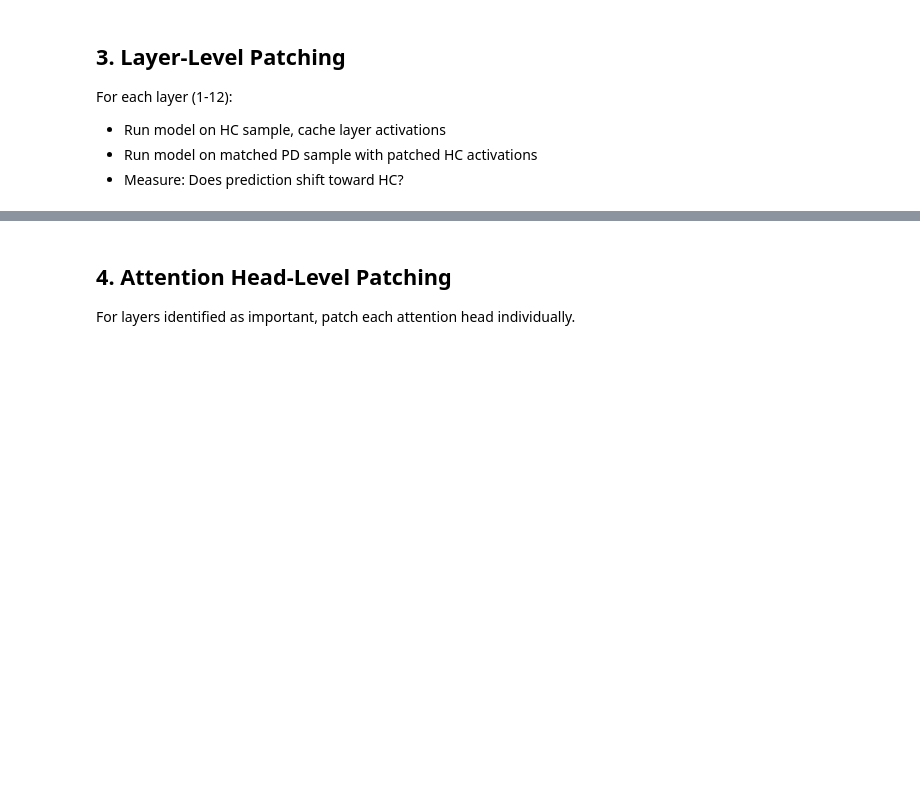
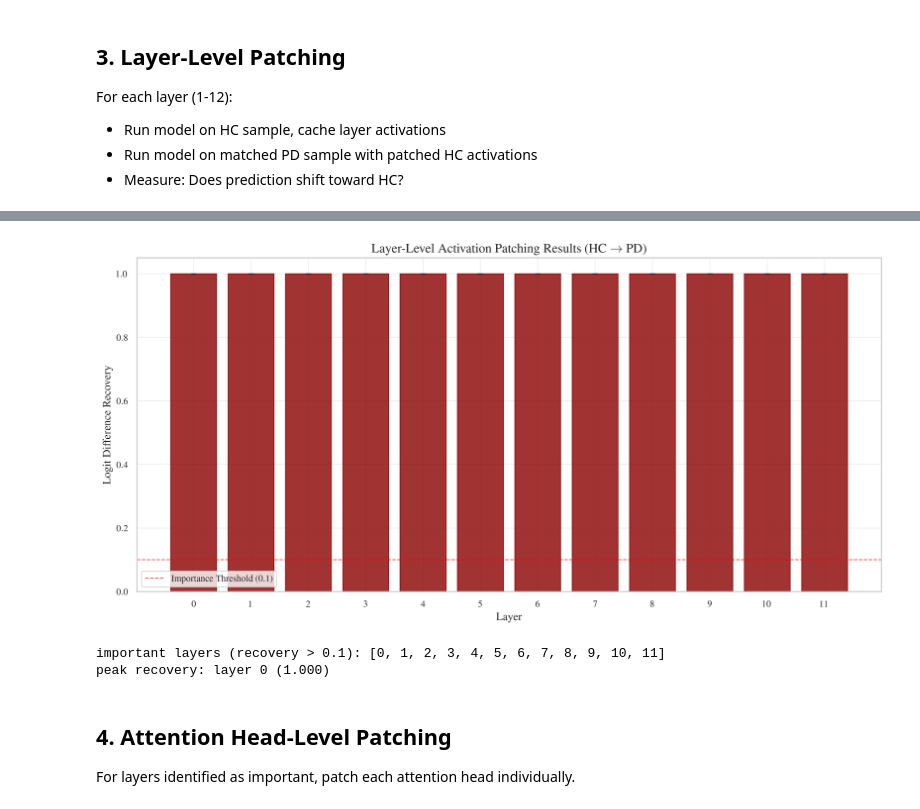
Before and after one commit to smayan-gowda/pd-interpretability, a Jupyter notebook: notebooks/gpu/05_activation_patching.ipynb, the cells around one changed output, grey strips where cells are left out. Drawn from its saved outputs; the diff is of its cells as text; code cells hidden in the pictures; blank space fills up the shorter version.

```diff
--- a/notebooks/gpu/05_activation_patching.ipynb
+++ b/notebooks/gpu/05_activation_patching.ipynb
@@ -126,12 +197,18 @@ from src.data import ItalianPVSDataset
 # load fine-tuned model
 model_path = Path(CONFIG['model_path'])
 
-if model_path.exists():
-    classifier = Wav2Vec2PDClassifier.load(model_path)
-    print(f"loaded model from {model_path}")
-else:
+try:
+    if model_path.exists():
+        print(f"attempting to load model from {model_path}...")
+        classifier = Wav2Vec2PDClassifier.load(model_path)
+        print(f"\u2713 successfully loaded fine-tuned model")
+    else:
+        print(f"\u26a0\ufe0f model path not found: {model_path}")
+        raise FileNotFoundError("Model path does not exist")
+except Exception as e:
     # load base model for testing
-    print("fine-tuned model not found, loading base model")
+    print(f"\u26a0\ufe0f could not load fine-tuned model: {e}")
+    print("falling back to base model (untrained) for demonstration")
     classifier = Wav2Vec2PDClassifier(num_labels=2)
 
 # load dataset
@@ -231,37 +380,43 @@ print("="*60)
 # %%
+import warnings
+
 # visualize layer-level patching results
 layers = list(range(patcher.num_layers))
 mean_recoveries = [layer_patching[l]['mean_recovery'] for l in layers]
 std_recoveries = [layer_patching[l]['std_recovery'] for l in layers]
 
 fig, ax = plt.subplots(figsize=(12, 6))
 
 bars = ax.bar(layers, mean_recoveries, yerr=std_recoveries, capsize=3,
               color='steelblue', edgecolor='black', alpha=0.8)
 
 # highlight important layers (recovery > 0.1)
 for i, (layer, recovery) in enumerate(zip(layers, mean_recoveries)):
     if recovery > 0.1:
         bars[i].set_color('darkred')
 
 ax.axhline(y=0, color='black', linestyle='-', linewidth=0.5)
-ax.axhline(y=0.1, color='red', linestyle='--', linewidth=1, alpha=0.7, label='importance threshold (0.1)')
+ax.axhline(y=0.1, color='red', linestyle='--', linewidth=1, alpha=0.7, label='Importance Threshold (0.1)')
 
-ax.set_xlabel('layer', fontsize=12)
-ax.set_ylabel('logit difference recovery', fontsize=12)
-ax.set_title('layer-level activation patching results\\n(hc $\\\\rightarrow$ pd)', fontsize=14)
+ax.set_xlabel('Layer', fontsize=12)
+ax.set_ylabel('Logit Difference Recovery', fontsize=12)
+ax.set_title(r'Layer-Level Activation Patching Results (HC $\rightarrow$ PD)', fontsize=14)
 ax.set_xticks(layers)
 ax.legend(fontsize=10)
 ax.grid(True, alpha=0.3, axis='y')
 
 plt.tight_layout()
 save_pub_fig(CONFIG['figures_path'] / 'fig_p3_02_layer_patching_results', fig=fig)
 plt.show()
 
 # identify important layers
 important_layers = [l for l, r in zip(layers, mean_recoveries) if r > 0.1]
 print(f"\nimportant layers (recovery > 0.1): {important_layers}")
 print(f"peak recovery: layer {np.argmax(mean_recoveries)} ({max(mean_recoveries):.3f})")
+# %% [output]
+[figure, added]
+important layers (recovery > 0.1): [0, 1, 2, 3, 4, 5, 6, 7, 8, 9, 10, 11]
+peak recovery: layer 0 (1.000)
 # %% [markdown]
 ## 4. Attention Head-Level Patching
 
```
Also changed, not shown: parts of 22 cells of this notebook, 15 other files.
